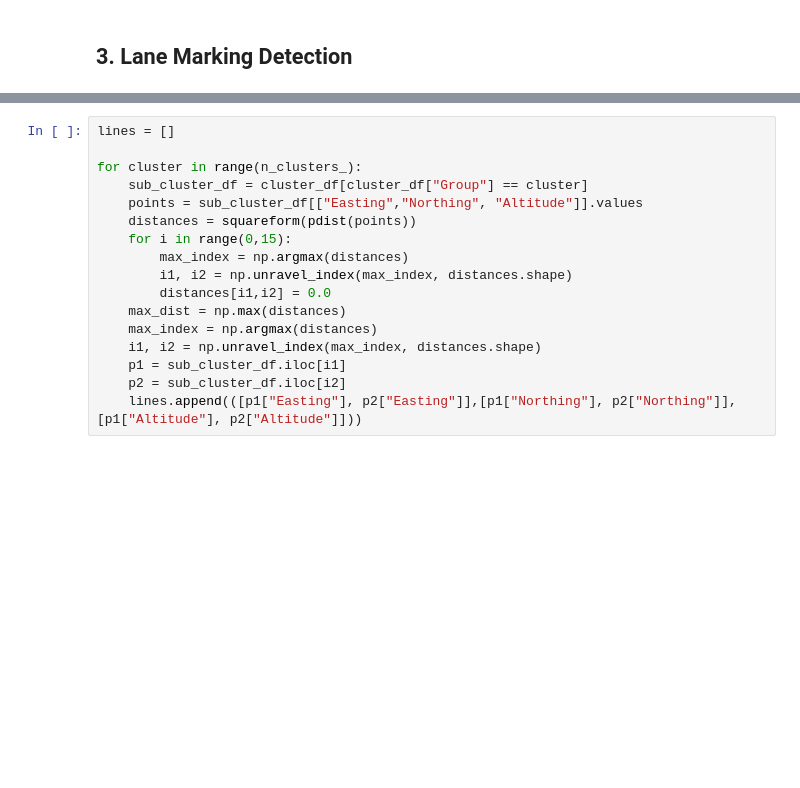
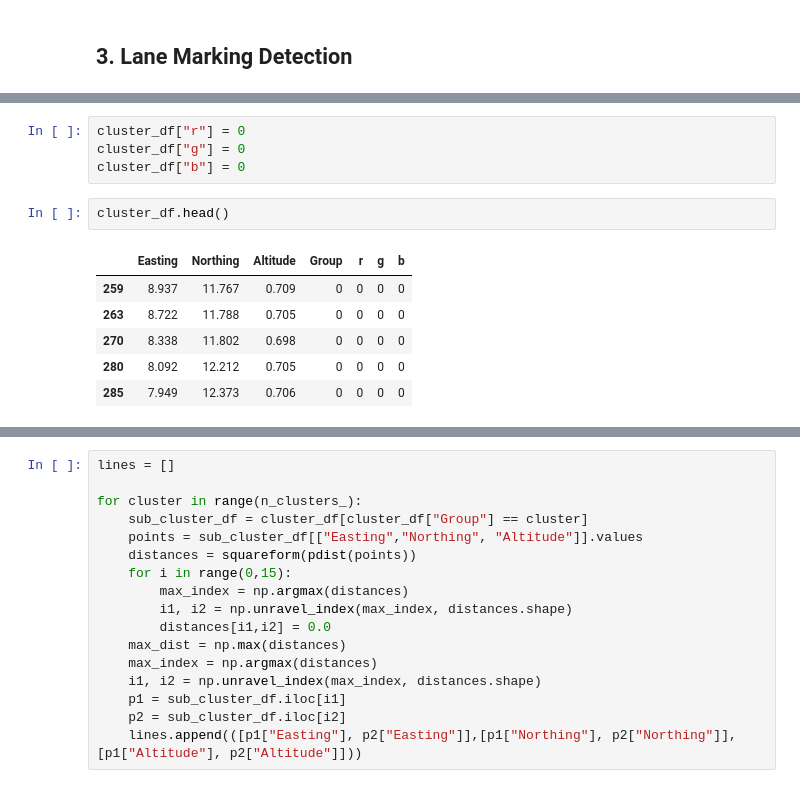
Before and after one commit to jacobyu-dev/Pointpillar_AB3DMOT_ROS_MAC, a Jupyter notebook: catkin_ws/src/pcl_ld/scripts/Pointcloud_LaneMarking_Detection.ipynb, the cells around one changed output, grey strips where cells are left out. Cells and saved outputs as stored; diff of their text form; blank space fills up the shorter version.

```diff
--- a/catkin_ws/src/pcl_ld/scripts/Pointcloud_LaneMarking_Detection.ipynb
+++ b/catkin_ws/src/pcl_ld/scripts/Pointcloud_LaneMarking_Detection.ipynb
@@ -181,0 +236,13 @@ cluster_df.head()
+# %%
+cluster_df["r"] = 0
+cluster_df["g"] = 0
+cluster_df["b"] = 0
+# %%
+cluster_df.head()
+# %% [output]
+|  | Easting | Northing | Altitude | Group | r | g | b |
+| 259 | 8.937 | 11.767 | 0.709 | 0 | 0 | 0 | 0 |
+| 263 | 8.722 | 11.788 | 0.705 | 0 | 0 | 0 | 0 |
+| 270 | 8.338 | 11.802 | 0.698 | 0 | 0 | 0 | 0 |
+| 280 | 8.092 | 12.212 | 0.705 | 0 | 0 | 0 | 0 |
+| 285 | 7.949 | 12.373 | 0.706 | 0 | 0 | 0 | 0 |
```
Also changed, not shown: parts of 37 cells of this notebook, 11 other files.
